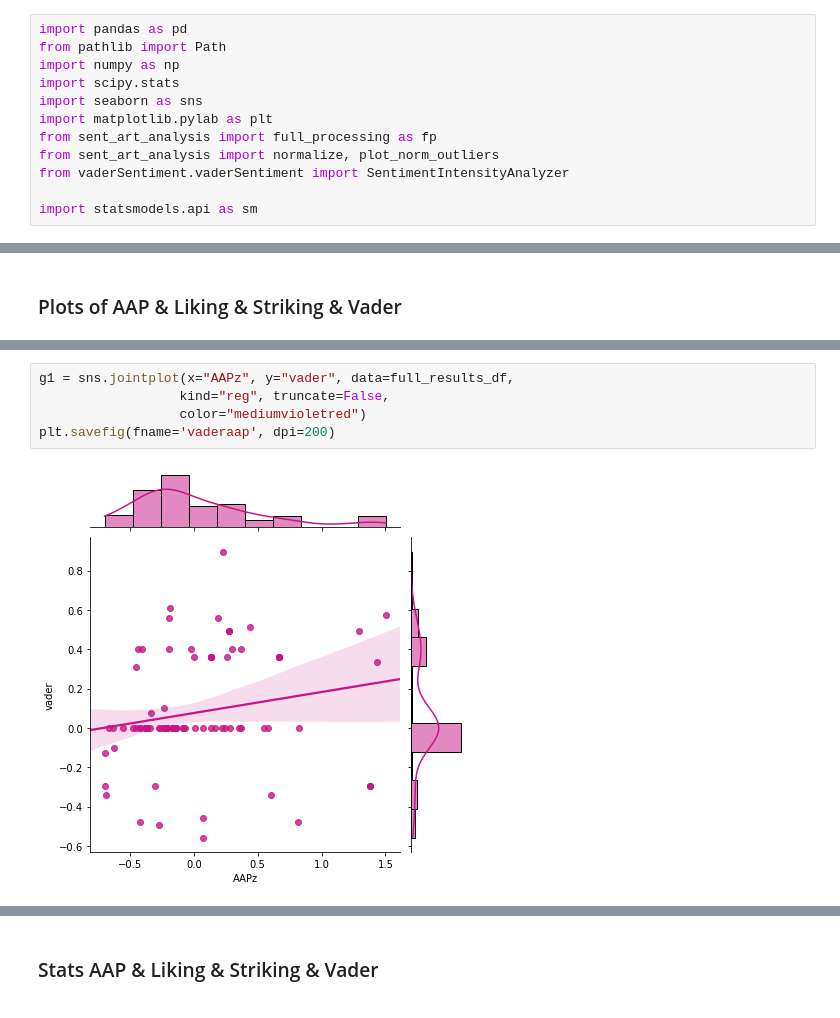
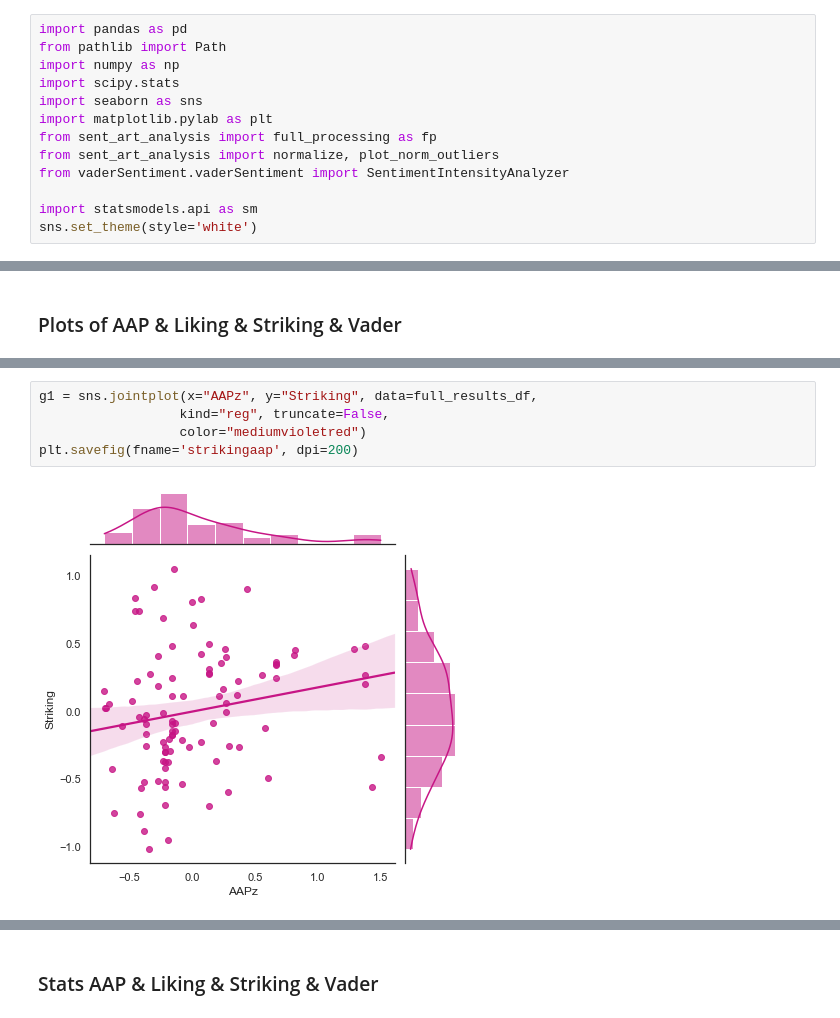
Before and after one commit to ivasilisa/sentiart_group7, a Jupyter notebook: main.ipynb, the cells around one changed output, grey strips where cells are left out. Drawn from its saved outputs; the diff is of its cells as text.

```diff
--- a/main.ipynb
+++ b/main.ipynb
@@ -10,6 +10,7 @@ from sent_art_analysis import normalize, plot_norm_outliers
 from vaderSentiment.vaderSentiment import SentimentIntensityAnalyzer
 
 import statsmodels.api as sm
+sns.set_theme(style='white')
 # %%
 TC = Path('SentiArt-main/250kSentiArt_EN.xlsx') # for English texts
 sa = pd.read_excel(TC)
@@ -154,10 +181,10 @@ plt.savefig(fname='corel_part_conten', dpi=200)
 # %%
-g1 = sns.jointplot(x="AAPz", y="vader", data=full_results_df,
+g1 = sns.jointplot(x="AAPz", y="Striking", data=full_results_df,
                   kind="reg", truncate=False,
                   color="mediumvioletred")
-plt.savefig(fname='vaderaap', dpi=200)
+plt.savefig(fname='strikingaap', dpi=200)
 # %% [output]
-[figure, old version]
+[figure, new version]
 # %%
 g1 = sns.jointplot(x="Liking", y="Striking", data=full_results_df,
                   kind="reg", truncate=False,
```
Also changed, not shown: parts of 22 cells of this notebook.
